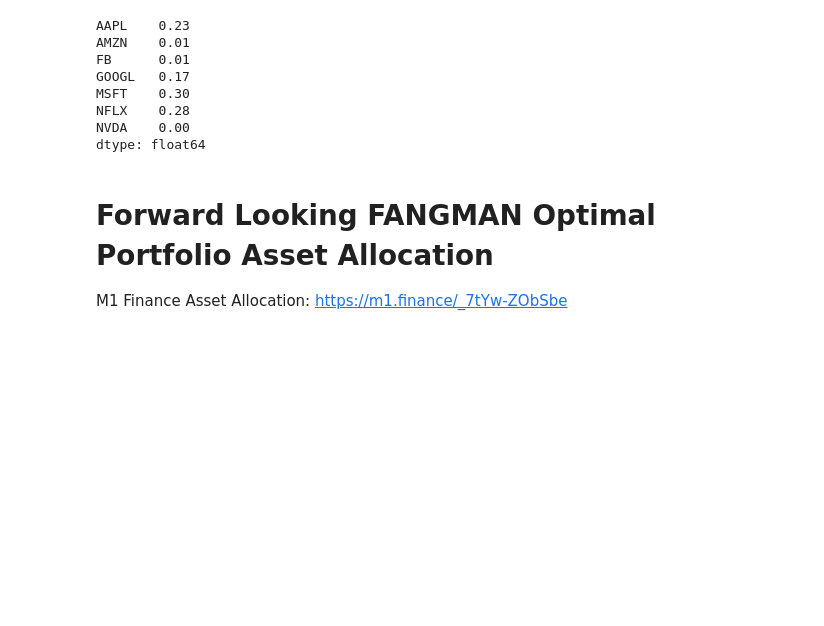
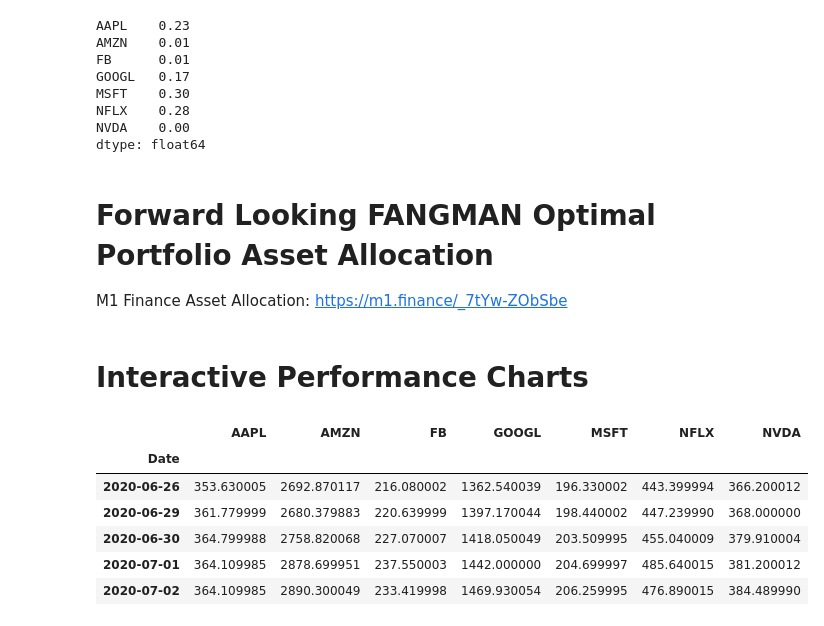
Before and after one commit to Henry501298/Financial-Programming-in-Python, a Jupyter notebook: FANGMAN Portfolio Analysis .ipynb, the cells around one changed output. Saved outputs shown, nothing was run; the diff lists cells and outputs as text; code cells hidden in the pictures; blank space fills up the shorter version.

```diff
--- a/FANGMAN Portfolio Analysis .ipynb
+++ b/FANGMAN Portfolio Analysis .ipynb
@@ -808,3 +808,5 @@ dtype: float64
 # Forward Looking FANGMAN Optimal Portfolio Asset Allocation
 
 M1 Finance Asset Allocation: https://m1.finance/_7tYw-ZObSbe
+# %% [markdown]
+# Interactive Performance Charts
@@ -810,0 +821,10 @@ M1 Finance Asset Allocation: https://m1.finance/_7tYw-ZObSbe
+# %%
+FANGMAN_Stocks.tail().dropna()
+# %% [output]
+|  | AAPL | AMZN | FB | GOOGL | MSFT | NFLX | NVDA |
+| Date |  |  |  |  |  |  |  |
+| 2020-06-26 | 353.630005 | 2692.870117 | 216.080002 | 1362.540039 | 196.330002 | 443.399994 | 366.200012 |
+| 2020-06-29 | 361.779999 | 2680.379883 | 220.639999 | 1397.170044 | 198.440002 | 447.239990 | 368.000000 |
+| 2020-06-30 | 364.799988 | 2758.820068 | 227.070007 | 1418.050049 | 203.509995 | 455.040009 | 379.910004 |
+| 2020-07-01 | 364.109985 | 2878.699951 | 237.550003 | 1442.000000 | 204.699997 | 485.640015 | 381.200012 |
+| 2020-07-02 | 364.109985 | 2890.300049 | 233.419998 | 1469.930054 | 206.259995 | 476.890015 | 384.489990 |
```
Also changed, not shown: parts of 9 cells of this notebook.
